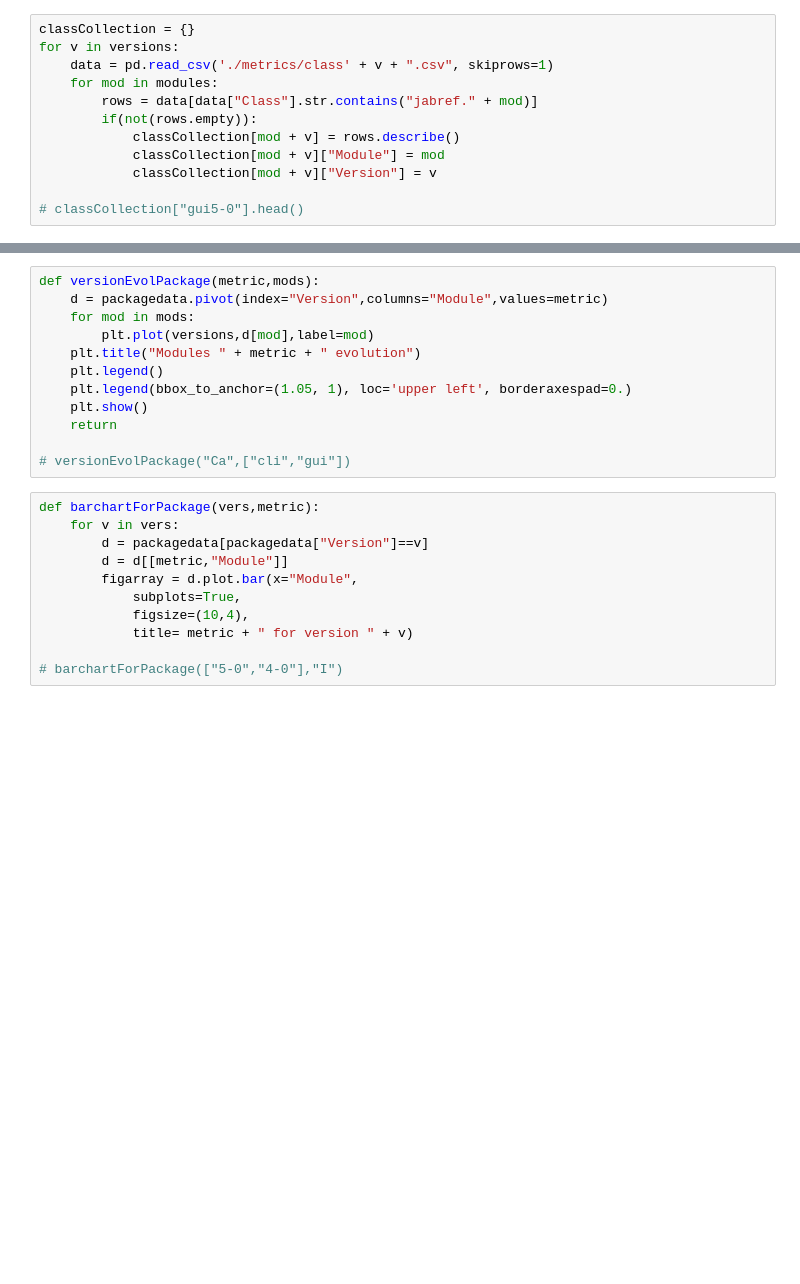
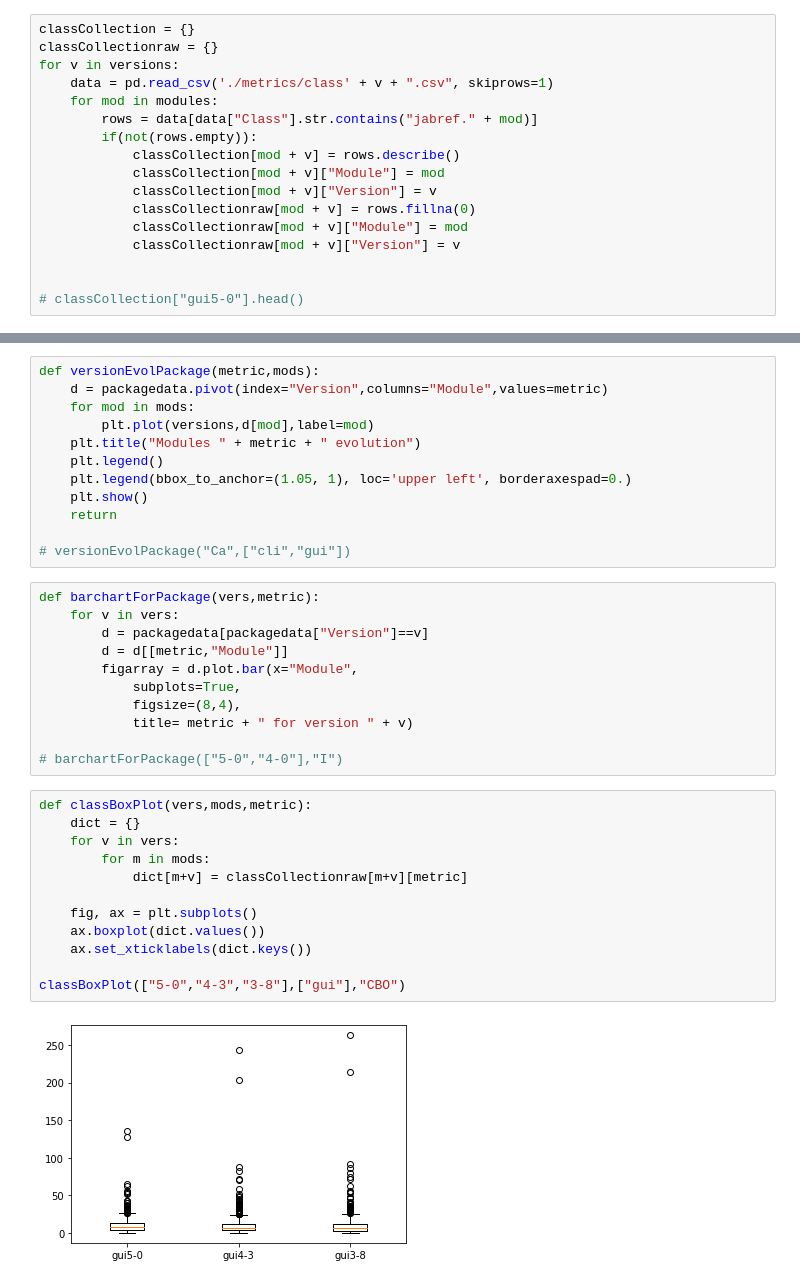
Before and after one commit to Inkaru/metricsAnalysis, a Jupyter notebook: metricsAnalysis.ipynb, the cells around one changed output, grey strips where cells are left out. Drawn from its saved outputs; the diff is of its cells as text; blank space fills up the shorter version.

Commit message:
new function for boxplot

```diff
--- a/metricsAnalysis.ipynb
+++ b/metricsAnalysis.ipynb
@@ -10,6 +10,7 @@ classMetrics = ["CBO","CSOA","DIT","LCOM","MPC","NOC","OCavg","OPavg","RFC","WMC
 packageMetrics = ["AC","C","Ca","Ce","D","I","LOC"]
 # %%
 classCollection = {}
+classCollectionraw = {}
 for v in versions:
     data = pd.read_csv('./metrics/class' + v + ".csv", skiprows=1)
     for mod in modules:
@@ -18,6 +19,10 @@ for v in versions:
             classCollection[mod + v] = rows.describe()
             classCollection[mod + v]["Module"] = mod
             classCollection[mod + v]["Version"] = v
+            classCollectionraw[mod + v] = rows.fillna(0)
+            classCollectionraw[mod + v]["Module"] = mod
+            classCollectionraw[mod + v]["Version"] = v
+
 
 # classCollection["gui5-0"].head()
 # %%
@@ -107,7 +110,21 @@ def barchartForPackage(vers,metric):
         d = d[[metric,"Module"]]
         figarray = d.plot.bar(x="Module",
             subplots=True,
-            figsize=(10,4),
+            figsize=(8,4),
             title= metric + " for version " + v)
 
 # barchartForPackage(["5-0","4-0"],"I")
+# %%
+def classBoxPlot(vers,mods,metric):
+    dict = {}
+    for v in vers:
+        for m in mods:
+            dict[m+v] = classCollectionraw[m+v][metric]
+
+    fig, ax = plt.subplots()
+    ax.boxplot(dict.values())
+    ax.set_xticklabels(dict.keys())
+
+classBoxPlot(["5-0","4-3","3-8"],["gui"],"CBO")
+# %% [output]
+[figure, added]
```
Also changed, not shown: parts of 3 cells of this notebook.
